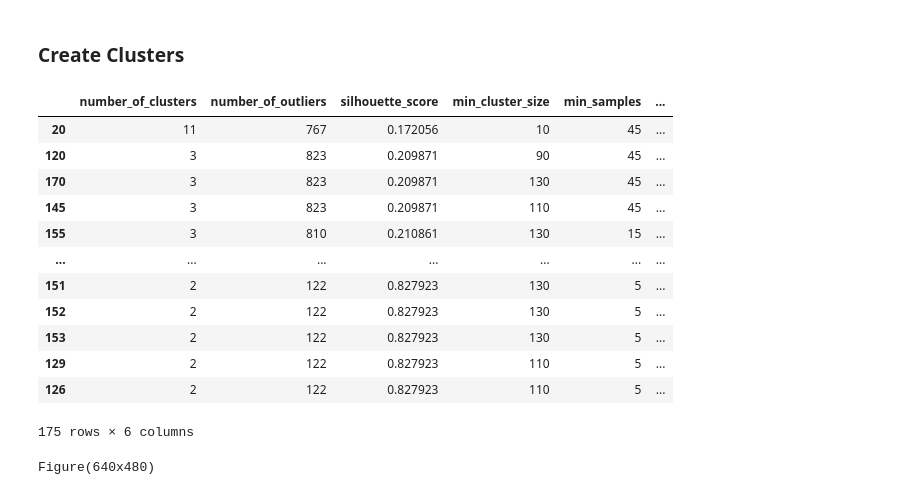
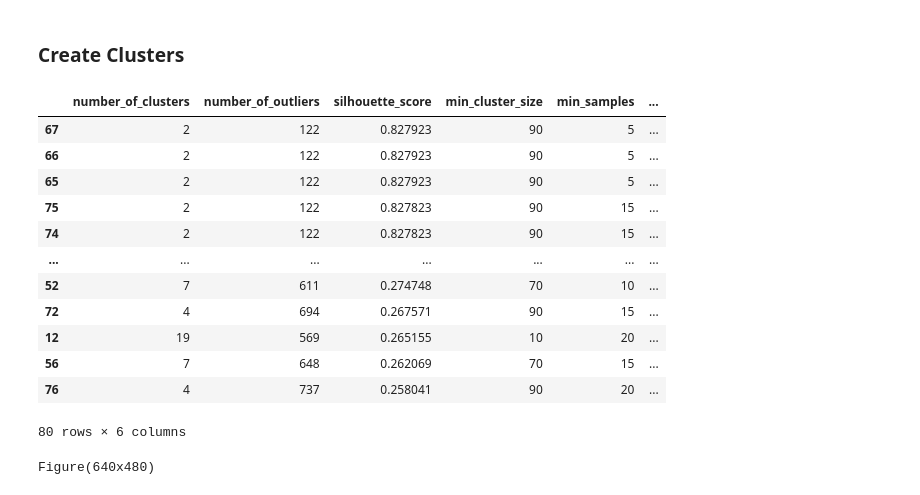
Before and after one commit to FixCarbon/um-mads, a Jupyter notebook: notebooks/create_polygons.ipynb, the cells around one changed output. Saved outputs shown, nothing was run; the diff lists cells and outputs as text; code cells hidden in the pictures.

```diff
--- a/notebooks/create_polygons.ipynb
+++ b/notebooks/create_polygons.ipynb
@@ -310,29 +310,31 @@ plt.show()
 # %% [markdown]
 ### Create Clusters
 # %%
+# Set parameter ranges and collect statistics
 params = {
-    'min_cluster_size': np.arange(10, 150, 20),
-    'min_samples': np.arange(5, 50, 10),
-    'cluster_selection_epsilon': [0.0001, 0.001, 0.01, 0.1, 1.0],
+    'min_cluster_size': np.arange(10, 100, 20),
+    'min_samples': np.arange(5, 25, 5),
+    'cluster_selection_epsilon': [0.0001, 0.001, 0.01, 0.1],
     'metric': ['haversine'],
     'core_dist_n_jobs': [-1],
 }
 
 df = collect_cluster_statistics(find_hdbscan_clusters, gdf, **params)
-# %%
-df.sort_values('silhouette_score')
-# %% [output]
-|  | number_of_clusters | number_of_outliers | silhouette_score | min_cluster_size | min_samples | ... |
-| 20 | 11 | 767 | 0.172056 | 10 | 45 | ... |
-| 120 | 3 | 823 | 0.209871 | 90 | 45 | ... |
-| 170 | 3 | 823 | 0.209871 | 130 | 45 | ... |
-| 145 | 3 | 823 | 0.209871 | 110 | 45 | ... |
-| 155 | 3 | 810 | 0.210861 | 130 | 15 | ... |
-| ... | ... | ... | ... | ... | ... | ... |
-| 151 | 2 | 122 | 0.827923 | 130 | 5 | ... |
-| 152 | 2 | 122 | 0.827923 | 130 | 5 | ... |
-| 153 | 2 | 122 | 0.827923 | 130 | 5 | ... |
-| 129 | 2 | 122 | 0.827923 | 110 | 5 | ... |
-| 126 | 2 | 122 | 0.827923 | 110 | 5 | ... |
-175 rows × 6 columns
+# %%
+# Compare silhouette scores
+df.sort_values(['silhouette_score', 'min_cluster_size', 'min_samples', 'cluster_selection_epsilon'], ascending=False)
+# %% [output]
+|  | number_of_clusters | number_of_outliers | silhouette_score | min_cluster_size | min_samples | ... |
+| 67 | 2 | 122 | 0.827923 | 90 | 5 | ... |
+| 66 | 2 | 122 | 0.827923 | 90 | 5 | ... |
+| 65 | 2 | 122 | 0.827923 | 90 | 5 | ... |
+| 75 | 2 | 122 | 0.827823 | 90 | 15 | ... |
+| 74 | 2 | 122 | 0.827823 | 90 | 15 | ... |
+| ... | ... | ... | ... | ... | ... | ... |
+| 52 | 7 | 611 | 0.274748 | 70 | 10 | ... |
+| 72 | 4 | 694 | 0.267571 | 90 | 15 | ... |
+| 12 | 19 | 569 | 0.265155 | 10 | 20 | ... |
+| 56 | 7 | 648 | 0.262069 | 70 | 15 | ... |
+| 76 | 4 | 737 | 0.258041 | 90 | 20 | ... |
+80 rows × 6 columns
 # %%
```
Also changed, not shown: parts of 3 cells of this notebook.
